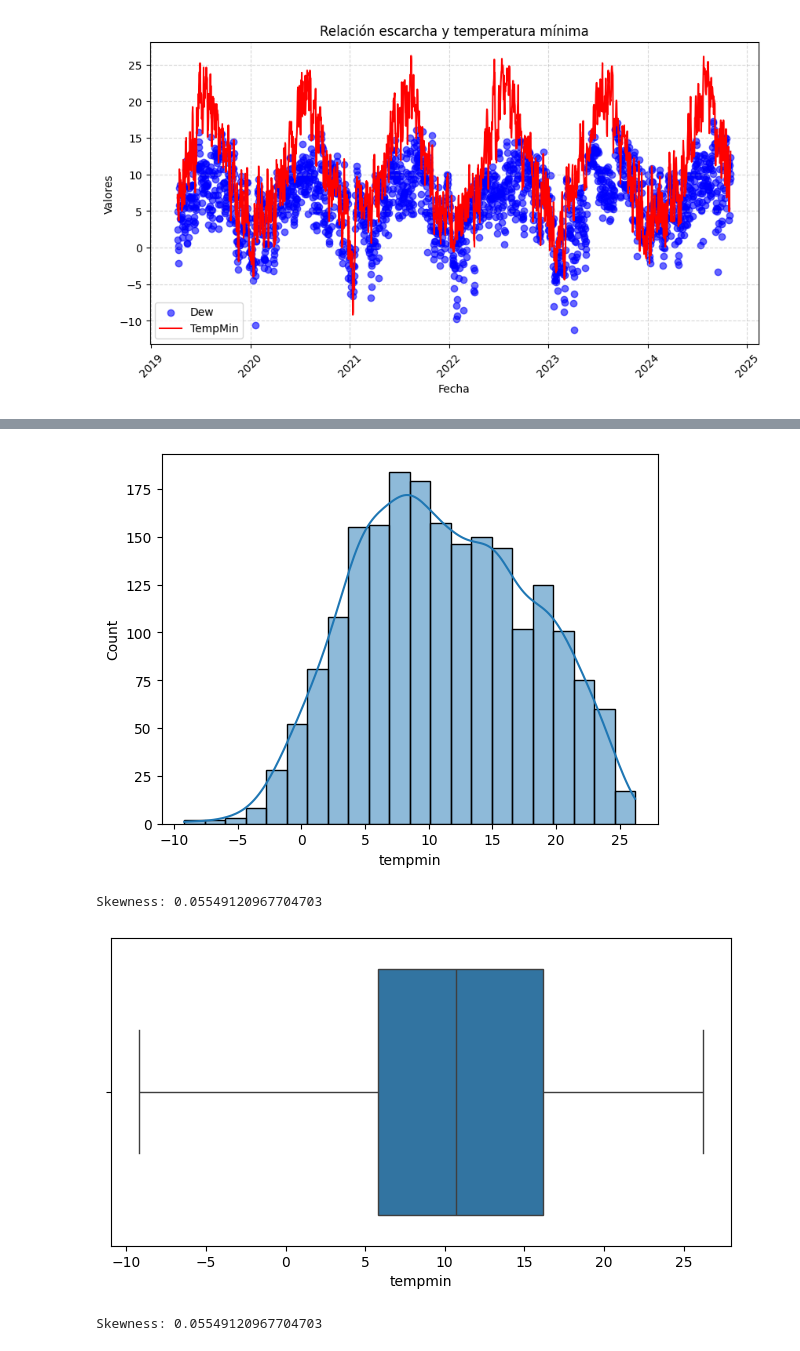
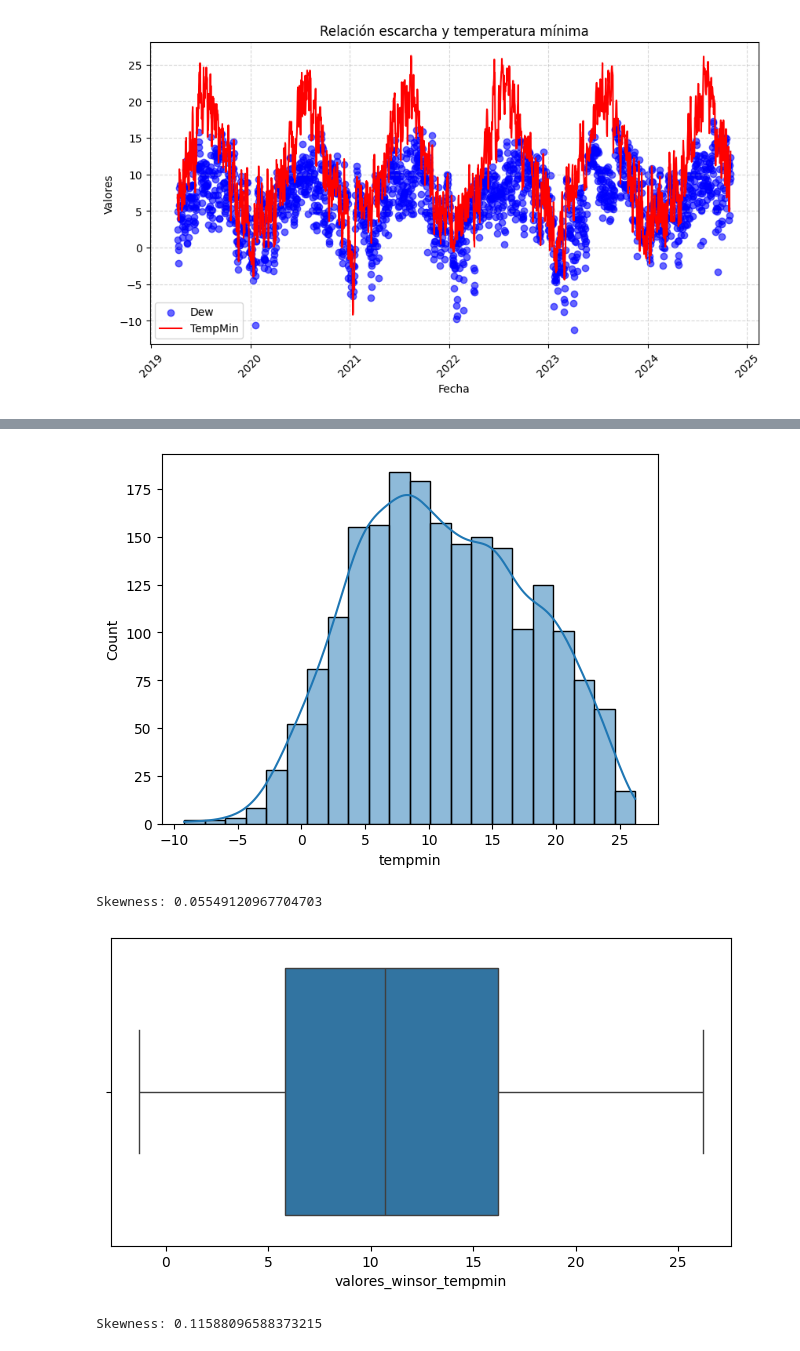
Before and after one commit to J0rge14/TrabajoTemperatura, a Jupyter notebook: temperatura.ipynb, the cells around one changed output, grey strips where cells are left out. Cells and saved outputs as stored; diff of their text form; code cells hidden in the pictures.

Commit message:
Implementar mejoras en la visualización de gráficos

```diff
--- a/temperatura.ipynb
+++ b/temperatura.ipynb
@@ -137,13 +137,15 @@ print("Skewness:", skew(df['dew']))
 #Winsorizacion
 from scipy.stats.mstats import winsorize
 
-df['valores_winsor'] = winsorize(df['dew'], limits=[0.02, 0])  # Recorta el 5% inferior y superior
+df['valores_winsor_dew'] = winsorize(df['dew'], limits=[0.02, 0])  # Recorta el 5% inferior y superior
 
 plt.figure(figsize=(8, 4))
-sns.boxplot(x=df['dew']) #df['valores'] es una columna de un DataFrame que contiene los datos que queremos analizar.
+sns.boxplot(x=df['valores_winsor_dew']) #df['valores'] es una columna de un DataFrame que contiene los datos que queremos analizar.
 
 # Mostramos el gráfico
 plt.show()
+
+print("Skewness:", skew(df['valores_winsor_dew']))
 # %% [output]
 [figure]
 Valores atípicos positivos detectados:
@@ -169,5 +172,5 @@ Skewness: -0.4517027902436499
 # %%
-# Creamos el Boxplot tempmin
+# Creamos el Boxplot dew
 
 plt.figure(figsize=(8, 4))
 sns.boxplot(x=df['tempmin']) #df['valores'] es una columna de un DataFrame que contiene los datos que queremos analizar.
@@ -202,20 +205,21 @@ print("Outliers encontrados:\n", outliers) # Los valores que están fuera del ra
 sns.histplot(df['tempmin'], kde=True)
 plt.show()
 
-df_sin_outliers = df[(df['tempmin'] >= limite_inferior) & (df['tempmin'] <= limite_superior)]
-
-plt.figure(figsize=(8, 4))
-sns.boxplot(x=df_sin_outliers['tempmin']) #df['valores'] es una columna de un DataFrame que contiene los datos que queremos analizar.
 from scipy.stats import skew
 
 print("Skewness:", skew(df['tempmin']))
 
+#Winsorizacion
+from scipy.stats.mstats import winsorize
 
+df['valores_winsor_tempmin'] = winsorize(df['tempmin'], limits=[0.02, 0])  # Recorta el 5% inferior y superior
+
+plt.figure(figsize=(8, 4))
+sns.boxplot(x=df['valores_winsor_tempmin']) #df['valores'] es una columna de un DataFrame que contiene los datos que queremos analizar.
 
 # Mostramos el gráfico
 plt.show()
-
-print("Skewness:", skew(df['tempmin']))
+print("Skewness:", skew(df['valores_winsor_tempmin']))
 # %% [output]
 [figure]
 Valores atípicos positivos detectados:
@@ -238,7 +242,7 @@ Index: []
 [figure]
 Skewness: 0.05549120967704703
-[figure, old version]
+[figure, new version]
-Skewness: 0.05549120967704703
+Skewness: 0.11588096588373215
 # %%
 #Categorizar la columna icon
 labelencoder=LabelEncoder()
```
Also changed, not shown: parts of 4 cells of this notebook.
